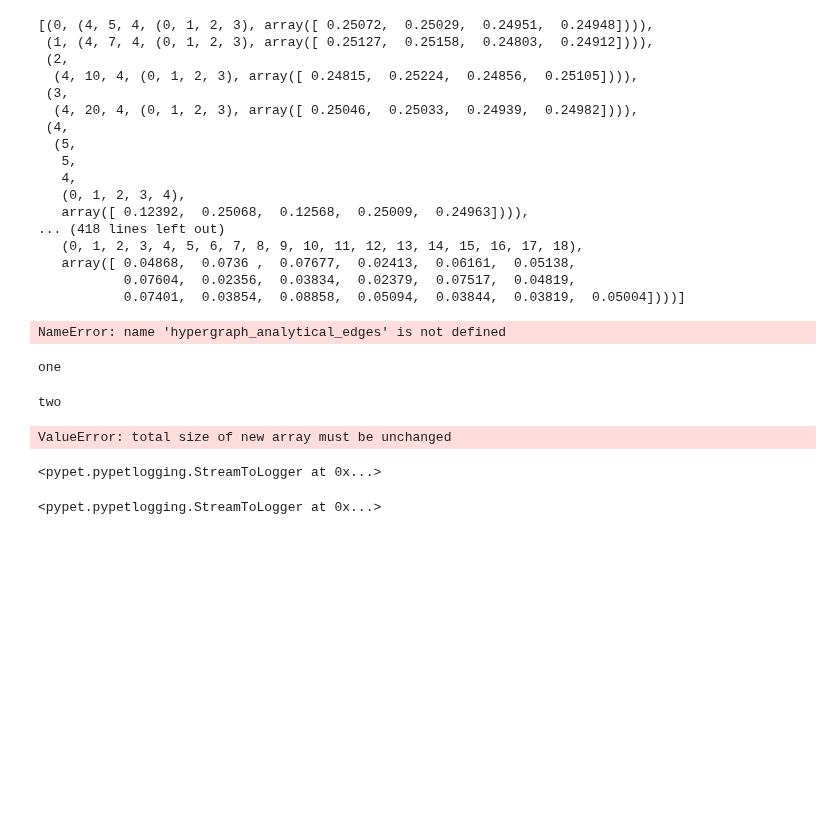
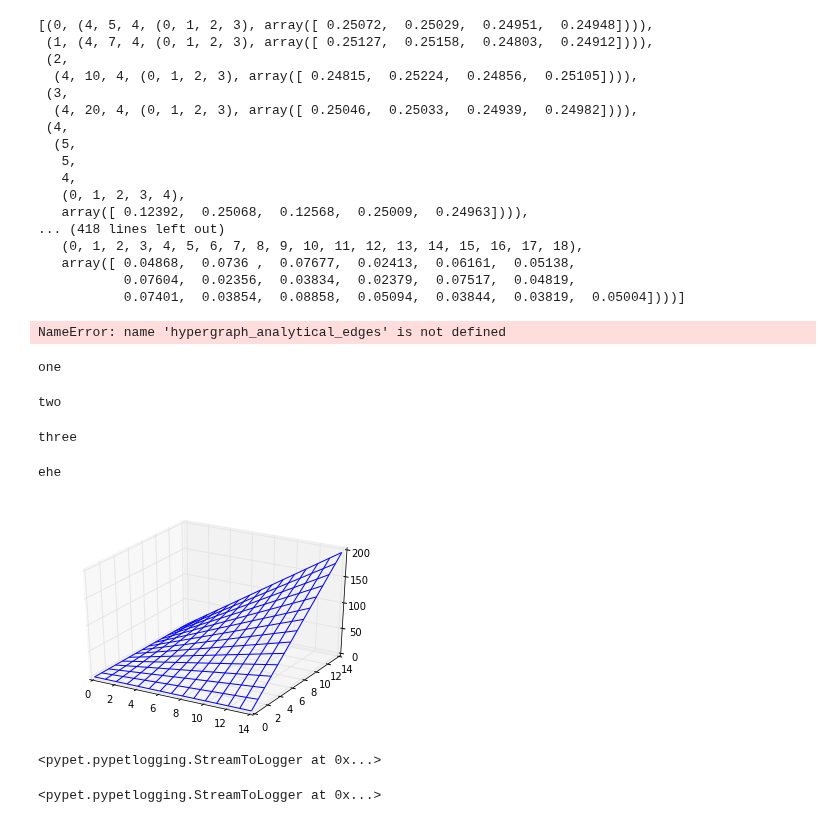
Before and after one commit to ilonajulczuk/hypergraph, a Jupyter notebook: notebooks/pypet_integration.ipynb, the cells around one changed output. Saved outputs shown, nothing was run; the diff lists cells and outputs as text; code cells hidden in the pictures; blank space fills up the shorter version.

```diff
--- a/notebooks/pypet_integration.ipynb
+++ b/notebooks/pypet_integration.ipynb
@@ -188,14 +188,19 @@ two
 # Create an environment that handles running
 env = Environment(trajectory='Example10',filename='experiments/example_08/HDF5/example_10.hdf5',
                   file_title='Example10',
+                  log_stdout=False,
                   comment='Another example!')
 
 print('three')
+# %% [output]
+three
 # %%
 # Get the trajectory from the environment
 traj = env.v_trajectory
 
 print('ehe')
+# %% [output]
+ehe
 # %%
 # Add both parameters
 traj.f_add_parameter('x', 1, comment='I am the first dimension!')
@@ -231,15 +234,15 @@ print('print array size', np.array(zs).size)
 x_mesh = np.reshape(np.array(xs),(x_length, y_length))
 y_mesh = np.reshape(np.array(ys),(x_length, y_length))
 # %%
-z_mesh = np.reshape(np.array(zs),(x_length, y_length))
+z_mesh = np.reshape(np.array(list(zs)),(x_length, y_length))
 
 # Make fancy 3D plot
 fig=plt.figure()
 ax = fig.add_subplot(111, projection='3d')
 ax.plot_wireframe(x_mesh, y_mesh, z_mesh, rstride=1, cstride=1)
 plt.show()
 # %% [output]
-ValueError: total size of new array must be unchanged
+[figure, added]
 # %%
 print('blaglafa')
 # %%
```
Also changed, not shown: parts of 3 cells of this notebook.
